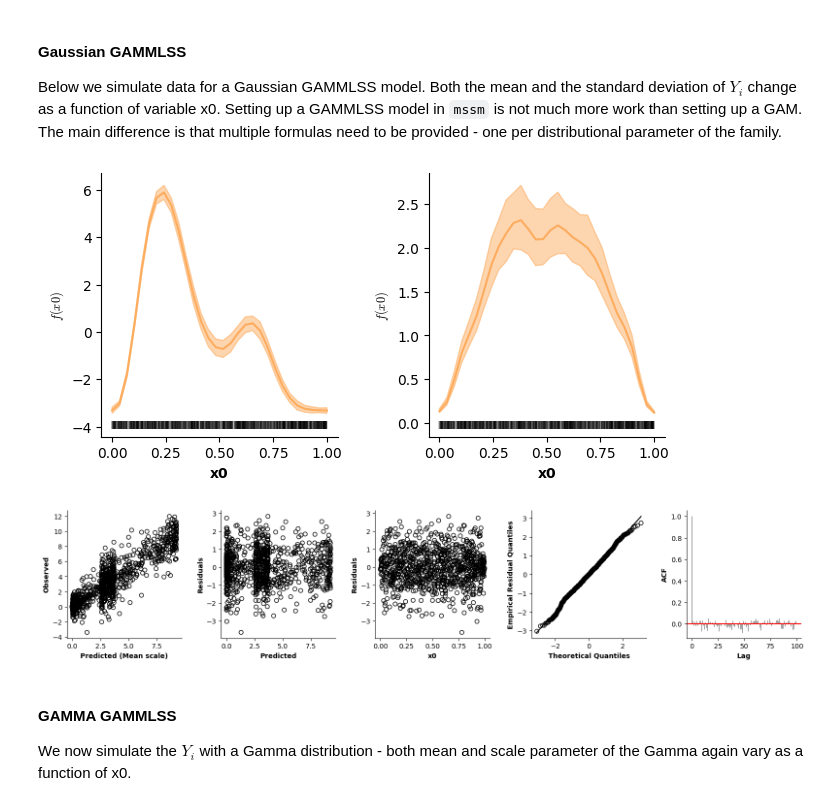
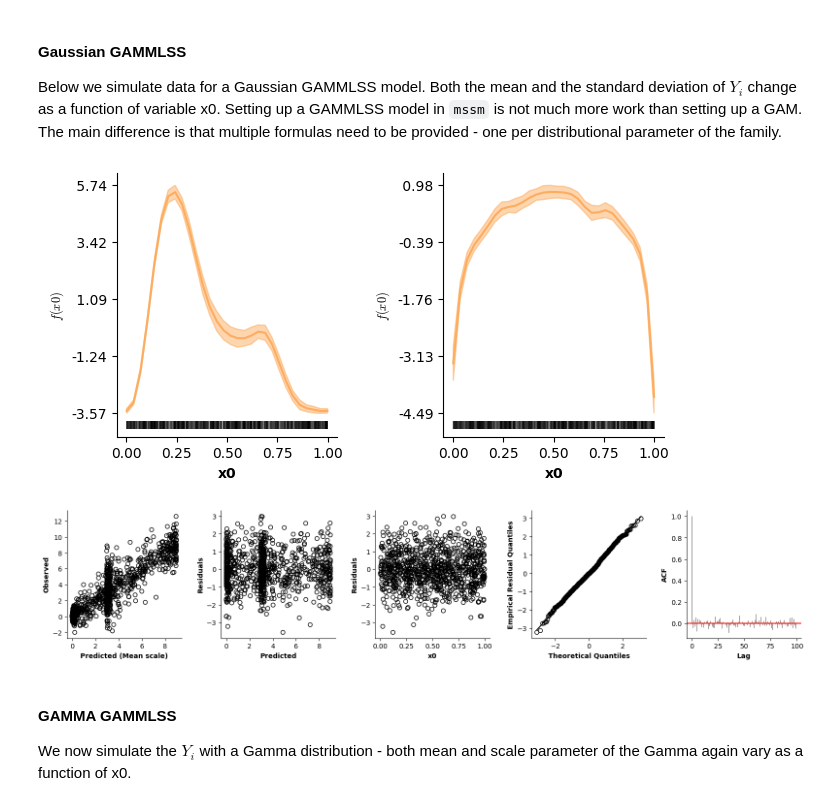
Before and after one commit to JoKra1/mssmViz, a Jupyter notebook: 1) GAMMs.ipynb, the cells around one changed output. Drawn from its saved outputs; the diff is of its cells as text; code cells hidden in the pictures.

```diff
--- a/1) GAMMs.ipynb
+++ b/1) GAMMs.ipynb
@@ -1119,7 +1119,7 @@ formulas = [formula_m,formula_sd]
 
 # Create Gaussian GAMMLSS family with identity link for mean
 # and log link for sigma
-family = GAUMLSS([Identity(),LOGb(-0.1)])
+family = GAUMLSS([Identity(),LOGb(-0.01)])
 
 # Now define the model and fit!
 gaumlss_model = GAMMLSS(formulas,family)
@@ -1127,13 +1127,13 @@ gaumlss_model.fit()
 # %%
 # Now we can visualize the estimated shape of f(x0) for both the mean and standard deviation parameter
 # as well as approximate CIs for both.
 fig = plt.figure(figsize=(2*single_size,single_size),layout='constrained')
 axs = fig.subplots(1,2,gridspec_kw={"wspace":0.1})
-plot(gaumlss_model,dist_par=0,response_scale=True,axs=[axs[0]])
-plot(gaumlss_model,dist_par=1,response_scale=True,axs=[axs[1]])
+plot(gaumlss_model,dist_par=0,axs=[axs[0]])
+plot(gaumlss_model,dist_par=1,axs=[axs[1]])
 plt.show()
 # %% [output]
-[figure, old version]
+[figure, new version]
 # %%
 # Also for GAMMLSS models we need to check the validity of the model. Standaridzed residuals are
 # plotted as well - these should be N(0,1) if the model is correct (see `plot_val` doc-string and Rigby & Stasinopoulos, 2005)!
@@ -1142,7 +1142,7 @@ axs = fig.subplots(1,5,gridspec_kw={"wspace":0.1})
 plot_val(gaumlss_model,pred_viz=["x0"],axs=axs)
 plt.show()
 # %% [output]
-[figure, old version]
+[figure, new version]
 # %% [markdown]
 #### GAMMA GAMMLSS
 
```
Also changed, not shown: parts of 38 cells of this notebook, 3 other files.
